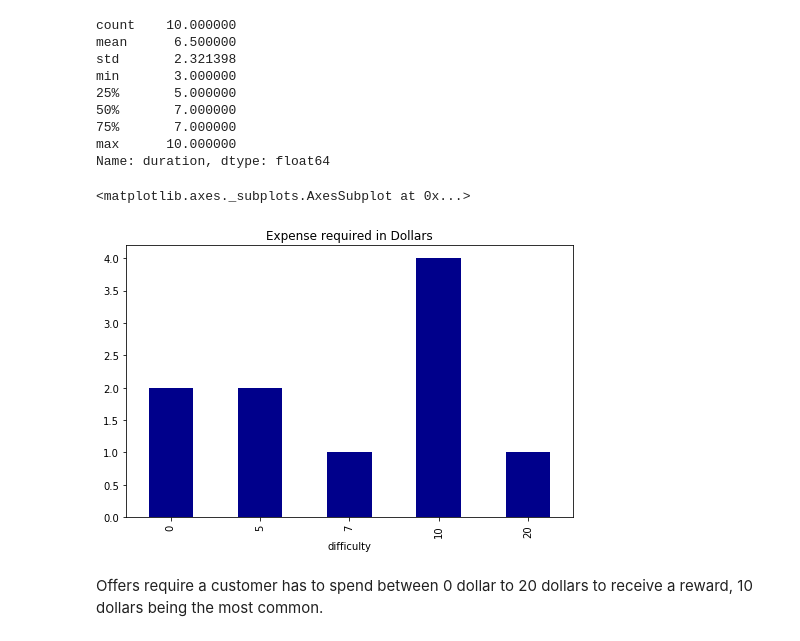
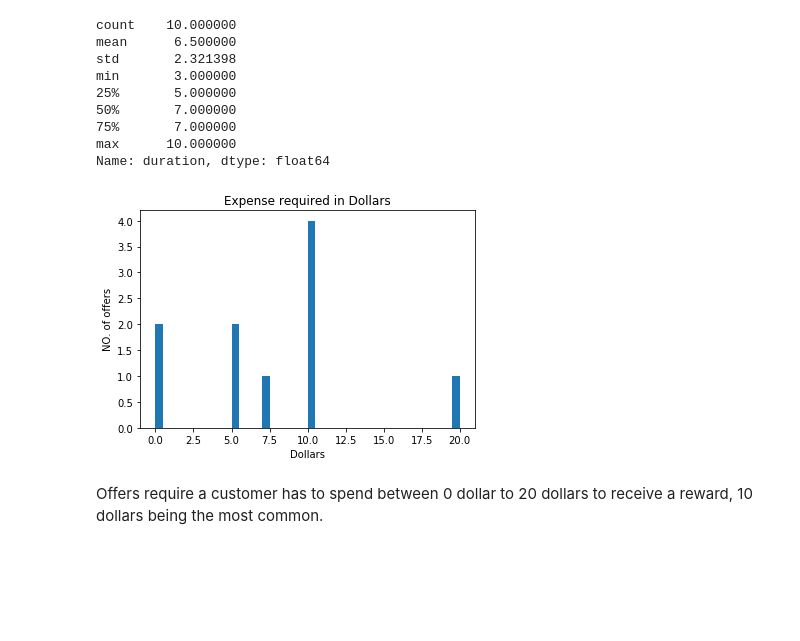
Before and after one commit to clainchege2/Starbucks-Capstone-Project-Udacity-, a Jupyter notebook: Starbucks_Capstone_notebook.ipynb, the cells around one changed output. Saved outputs shown, nothing was run; the diff lists cells and outputs as text; code cells hidden in the pictures; blank space fills up the shorter version.

```diff
--- a/Starbucks_Capstone_notebook.ipynb
+++ b/Starbucks_Capstone_notebook.ipynb
@@ -149,11 +154,14 @@ min       3.000000
 75%       7.000000
 max      10.000000
 Name: duration, dtype: float64
-# %%
-# sort portfolio by 'difficulty' and plot
-portfolio.groupby('difficulty')['difficulty'].count().plot.bar(title='Expense required in Dollars',xticks=range(0,21),figsize=(8,5),color='darkblue')
-# %% [output]
-<matplotlib.axes._subplots.AxesSubplot at 0x...>
-[figure, removed]
+# %%
+# plot portfolio by 'duration'
+plt.hist(portfolio.difficulty, bins=40)
+plt.ylabel('NO. of offers')
+plt.xlabel('Dollars')
+plt.title('Expense required in Dollars')
+plt.show()
+# %% [output]
+[figure, added]
 # %% [markdown]
 Offers require a customer has to spend  between 0 dollar to 20 dollars to receive a reward, 10 dollars being the most common.
```
Also changed, not shown: parts of 11 cells of this notebook.
